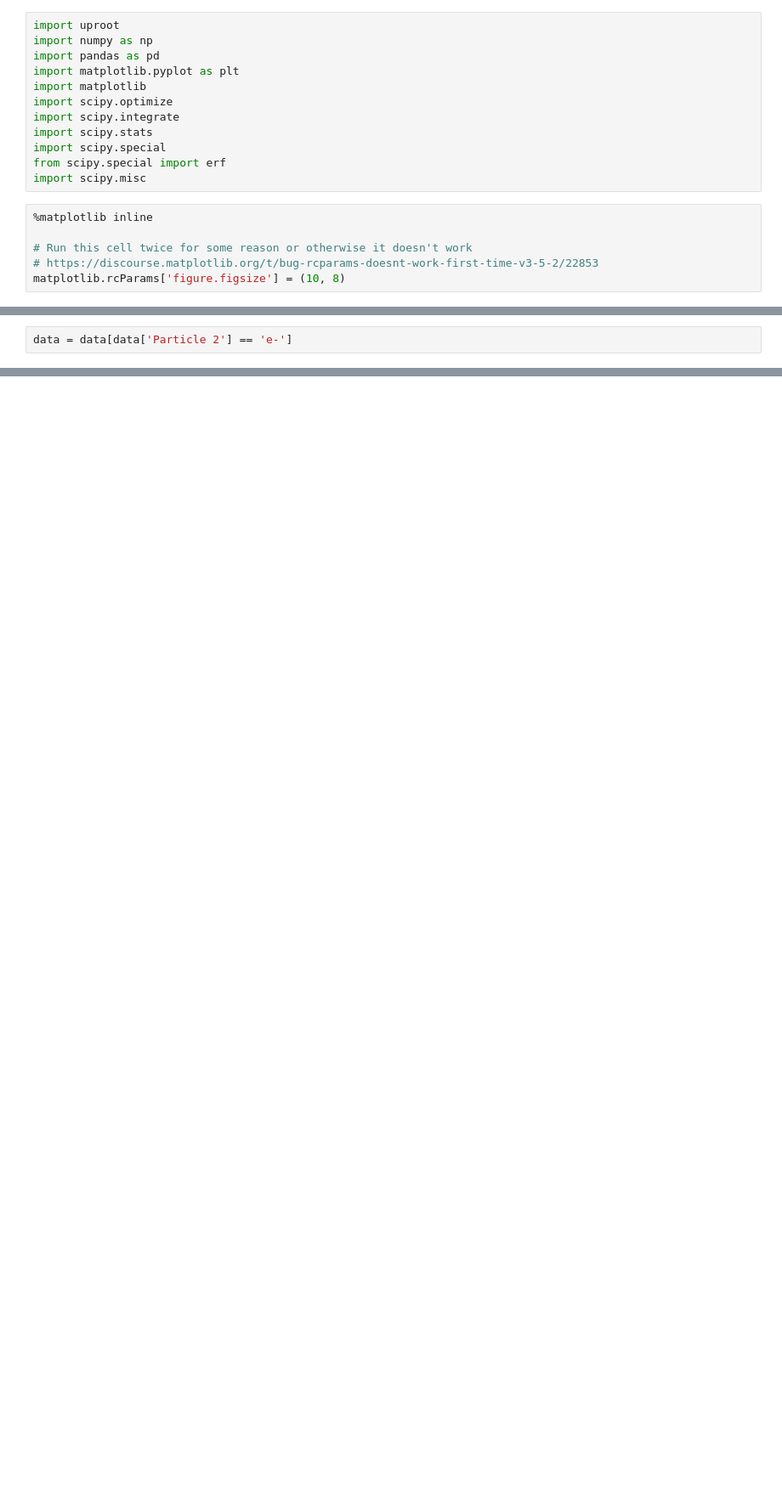
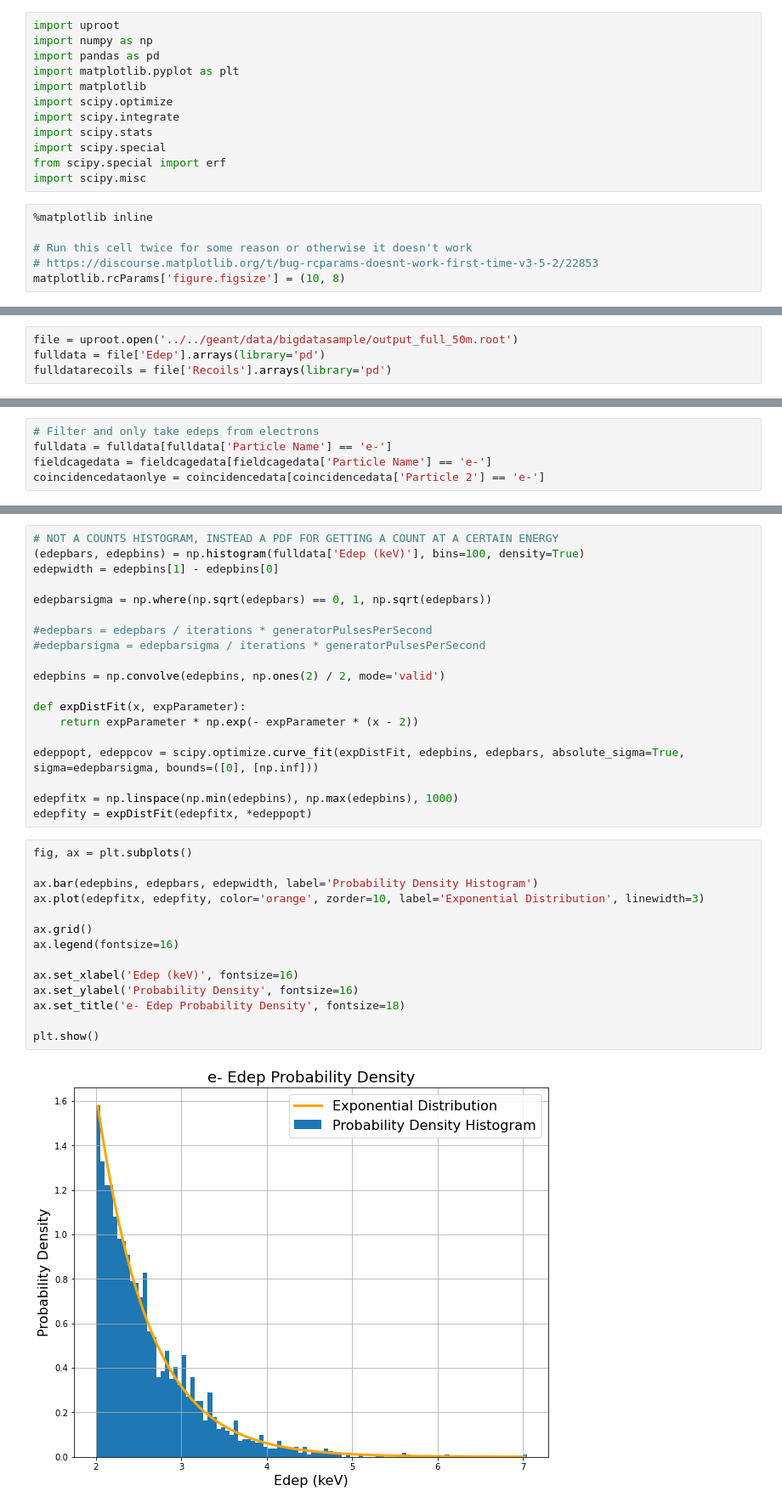
Before and after one commit to ArktisDev/Migdal, a Jupyter notebook: analysis/graphing/Coincidence Analysis.ipynb, the cells around one changed output, grey strips where cells are left out. Shown at 85% size. Saved outputs shown, nothing was run; the diff lists cells and outputs as text; blank space fills up the shorter version.

```diff
--- a/analysis/graphing/Coincidence Analysis.ipynb
+++ b/analysis/graphing/Coincidence Analysis.ipynb
@@ -21,0 +19,4 @@ data = file['Pairwise Distances'].arrays(library='pd')
+# %%
+file = uproot.open('../../geant/data/bigdatasample/output_full_50m.root')
+fulldata = file['Edep'].arrays(library='pd')
+fulldatarecoils = file['Recoils'].arrays(library='pd')
@@ -26,2 +111,5 @@ meta = file['Metadata'].arrays(library='pd')
 # %%
-data = data[data['Particle 2'] == 'e-']
+# Filter and only take edeps from electrons
+fulldata = fulldata[fulldata['Particle Name'] == 'e-']
+fieldcagedata = fieldcagedata[fieldcagedata['Particle Name'] == 'e-']
+coincidencedataonlye = coincidencedata[coincidencedata['Particle 2'] == 'e-']
@@ -51,0 +125,35 @@ fity = poly4(fitx, *popt)
+# %%
+# NOT A COUNTS HISTOGRAM, INSTEAD A PDF FOR GETTING A COUNT AT A CERTAIN ENERGY
+(edepbars, edepbins) = np.histogram(fulldata['Edep (keV)'], bins=100, density=True)
+edepwidth = edepbins[1] - edepbins[0]
+
+edepbarsigma = np.where(np.sqrt(edepbars) == 0, 1, np.sqrt(edepbars))
+
+#edepbars = edepbars / iterations * generatorPulsesPerSecond
+#edepbarsigma = edepbarsigma / iterations * generatorPulsesPerSecond
+
+edepbins = np.convolve(edepbins, np.ones(2) / 2, mode='valid')
+
+def expDistFit(x, expParameter):
+    return expParameter * np.exp(- expParameter * (x - 2))
+
+edeppopt, edeppcov = scipy.optimize.curve_fit(expDistFit, edepbins, edepbars, absolute_sigma=True, sigma=edepbarsigma, bounds=([0], [np.inf]))
+
+edepfitx = np.linspace(np.min(edepbins), np.max(edepbins), 1000)
+edepfity = expDistFit(edepfitx, *edeppopt)
+# %%
+fig, ax = plt.subplots()
+
+ax.bar(edepbins, edepbars, edepwidth, label='Probability Density Histogram')
+ax.plot(edepfitx, edepfity, color='orange', zorder=10, label='Exponential Distribution', linewidth=3)
+
+ax.grid()
+ax.legend(fontsize=16)
+
+ax.set_xlabel('Edep (keV)', fontsize=16)
+ax.set_ylabel('Probability Density', fontsize=16)
+ax.set_title('e- Edep Probability Density', fontsize=18)
+
+plt.show()
+# %% [output]
+[figure, added]
```
Also changed, not shown: parts of 23 cells of this notebook, 3 other files.
